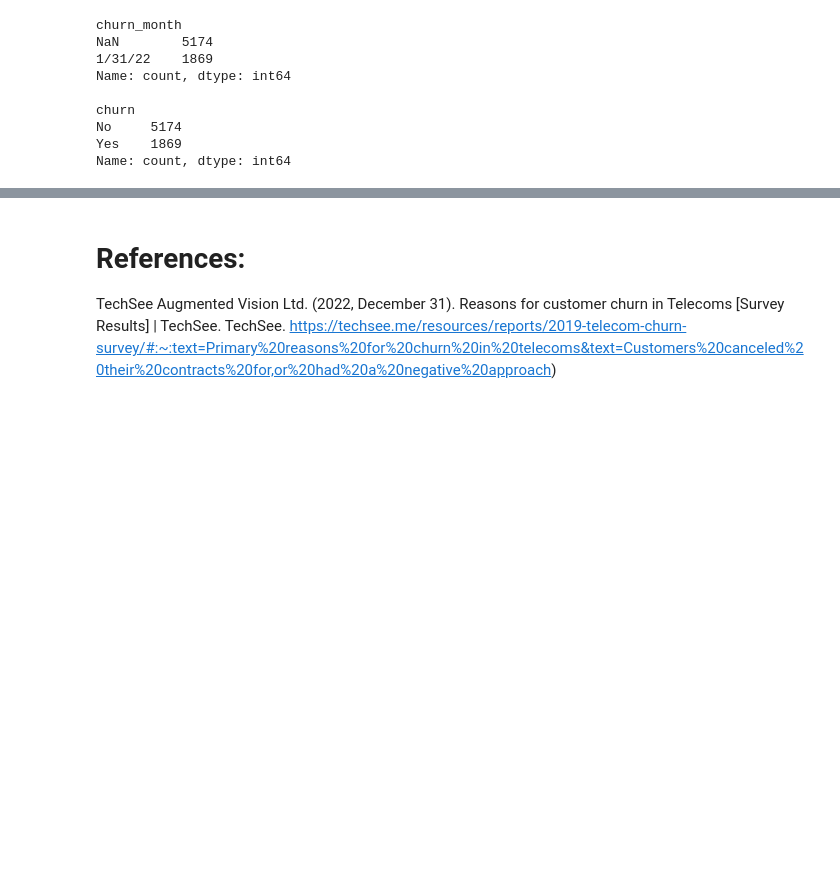
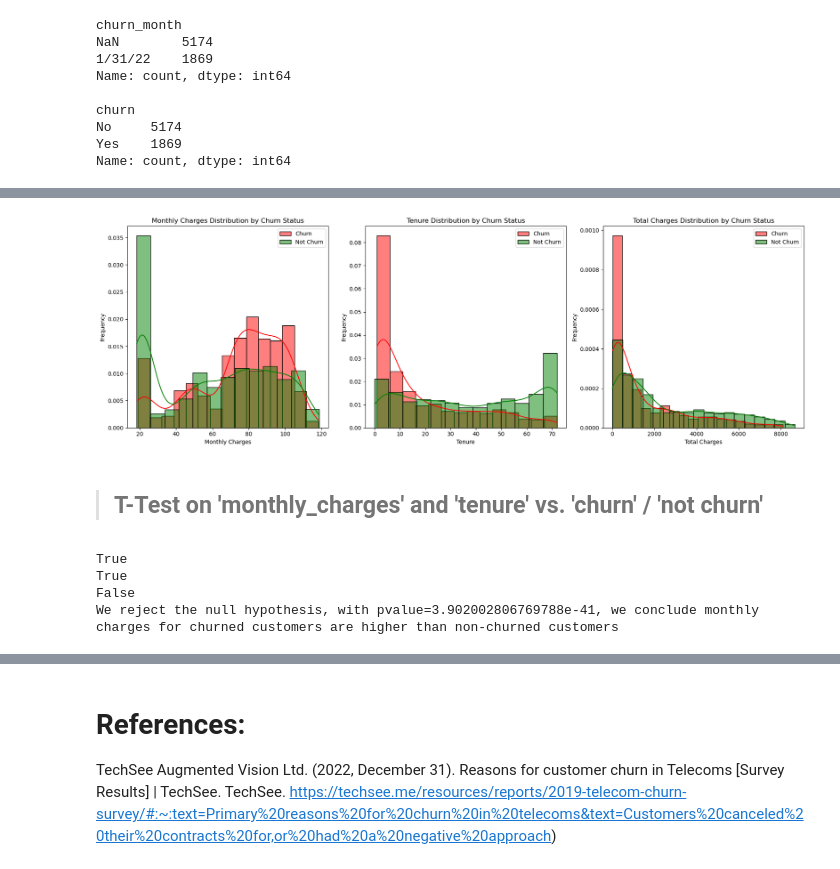
Before and after one commit to kelseyhangyu/Telcos_Customer_Churn_Drivers, a Jupyter notebook: Telco's churning investigation full notes.ipynb, the cells around one changed output, grey strips where cells are left out. Saved outputs shown, nothing was run; the diff lists cells and outputs as text; code cells hidden in the pictures; blank space fills up the shorter version.

```diff
--- a/Telco's churning investigation full notes.ipynb
+++ b/Telco's churning investigation full notes.ipynb
@@ -160,0 +360,40 @@ Name: count, dtype: int64
+# %%
+import matplotlib.pyplot as plt
+import seaborn as sns
+
+# Assuming 'churn' and 'notchurn' are your DataFrames
+
+# Set up the subplots
+fig, axes = plt.subplots(nrows=1, ncols=3, figsize=(18, 6))
+
+# Plot Monthly Charges
+sns.histplot(churn['monthly_charges'], label='Churn', kde=True, color='red', alpha=0.5, stat='density', ax=axes[0])
+sns.histplot(notchurn['monthly_charges'], label='Not Churn', kde=True, color='green', alpha=0.5, stat='density', ax=axes[0])
+axes[0].set_title('Monthly Charges Distribution by Churn Status')
+axes[0].set_xlabel('Monthly Charges')
+axes[0].set_ylabel('Frequency')
+axes[0].legend()
+
+# Plot Tenure
+sns.histplot(churn['tenure'], label='Churn', kde=True, color='red', alpha=0.5, stat='density', ax=axes[1])
+sns.histplot(notchurn['tenure'], label='Not Churn', kde=True, color='green', alpha=0.5, stat='density', ax=axes[1])
+axes[1].set_title('Tenure Distribution by Churn Status')
+axes[1].set_xlabel('Tenure')
+axes[1].set_ylabel('Frequency')
+axes[1].legend()
+
+# Plot Total Charges
+sns.histplot(churn['total_charges'], label='Churn', kde=True, color='red', alpha=0.5, stat='density', ax=axes[2])
+sns.histplot(notchurn['total_charges'], label='Not Churn', kde=True, color='green', alpha=0.5, stat='density', ax=axes[2])
+axes[2].set_title('Total Charges Distribution by Churn Status')
+axes[2].set_xlabel('Total Charges')
+axes[2].set_ylabel('Frequency')
+axes[2].legend()
+
+# Adjust layout
+plt.tight_layout()
+plt.show()
+# %% [output]
+[figure, added]
+# %% [markdown]
+> ## T-Test on 'monthly_charges' and 'tenure' vs. 'churn' / 'not churn'
@@ -160,0 +402,32 @@ Name: count, dtype: int64
+# %%
+# monthly charges on churn vs. monthly charges on not churn #
+
+# 2-sample 1-tail T-test
+Ho = 'monthly charges for churned customers are not higher than non-churned customers'
+Ha = 'monthly charges for churned customers are higher than non-churned customers'
+alpha = 0.05
+
+# Test for normal distribution, since both datasets have more than 500 samples, they pass normality test
+print(len(churn)>500)
+print(len(notchurn)>500)
+
+# Test for equal variances. Since the 2 datasets do not pass equal variance test, will use equal_var = False argument
+print(churn.monthly_charges.var() == notchurn.monthly_charges.var())
+
+# Test for independence: both datasets are independent from each other, as no observations in the churn sample exist in the not churn sample
+
+# independent t-test
+t, p = stats.ttest_ind(churn.monthly_charges, notchurn.monthly_charges, equal_var=False)
+t, p
+
+if p / 2 > alpha:
+    print("We fail to reject the null hypothesis")
+elif t < 0:
+    print("We fail to reject the null hypothesis")
+else:
+    print(f'We reject the null hypothesis, with pvalue={p}, we conclude {Ha}')
+# %% [output]
+True
+True
+False
+We reject the null hypothesis, with pvalue=3.902002806769788e-41, we conclude monthly charges for churned customers are higher than non-churned customers
```
Also changed, not shown: parts of 46 cells of this notebook.
